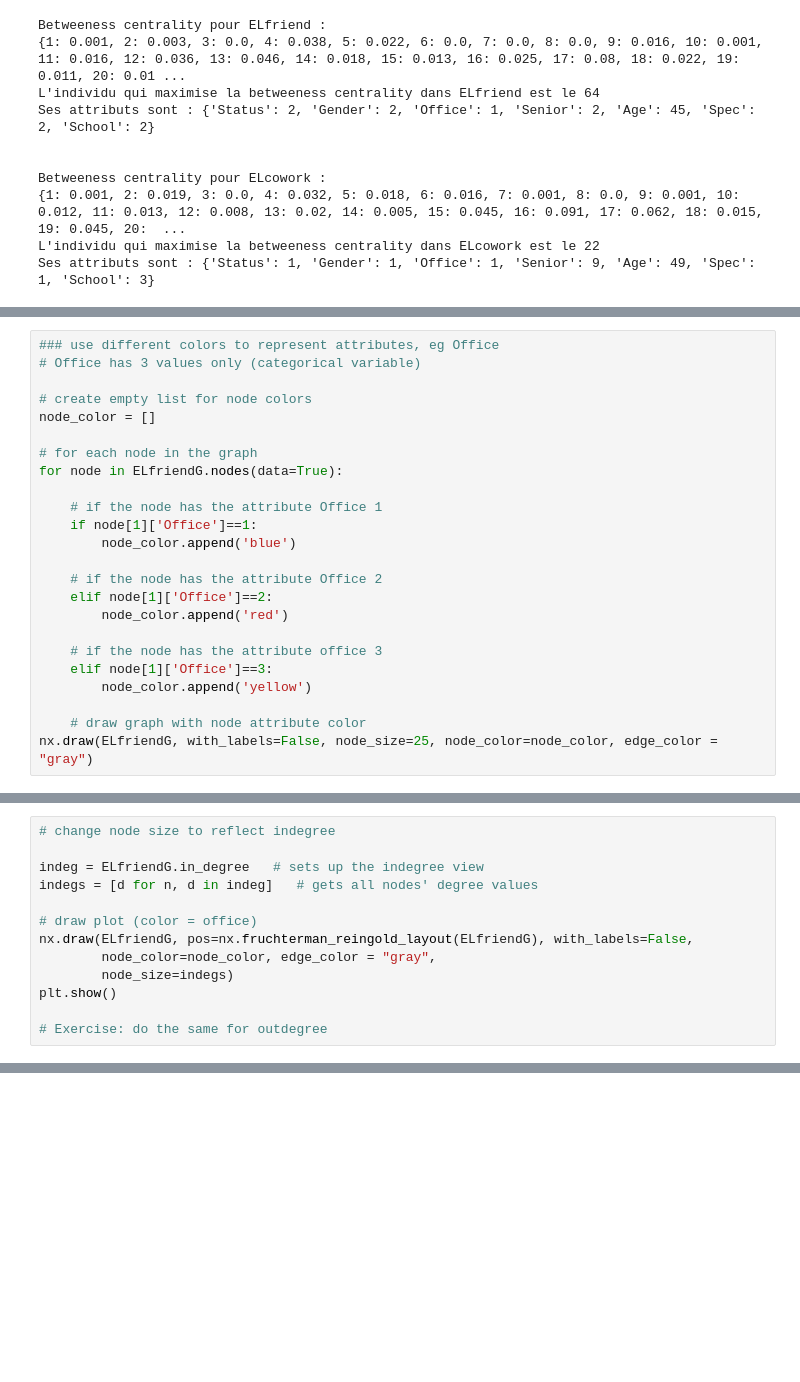
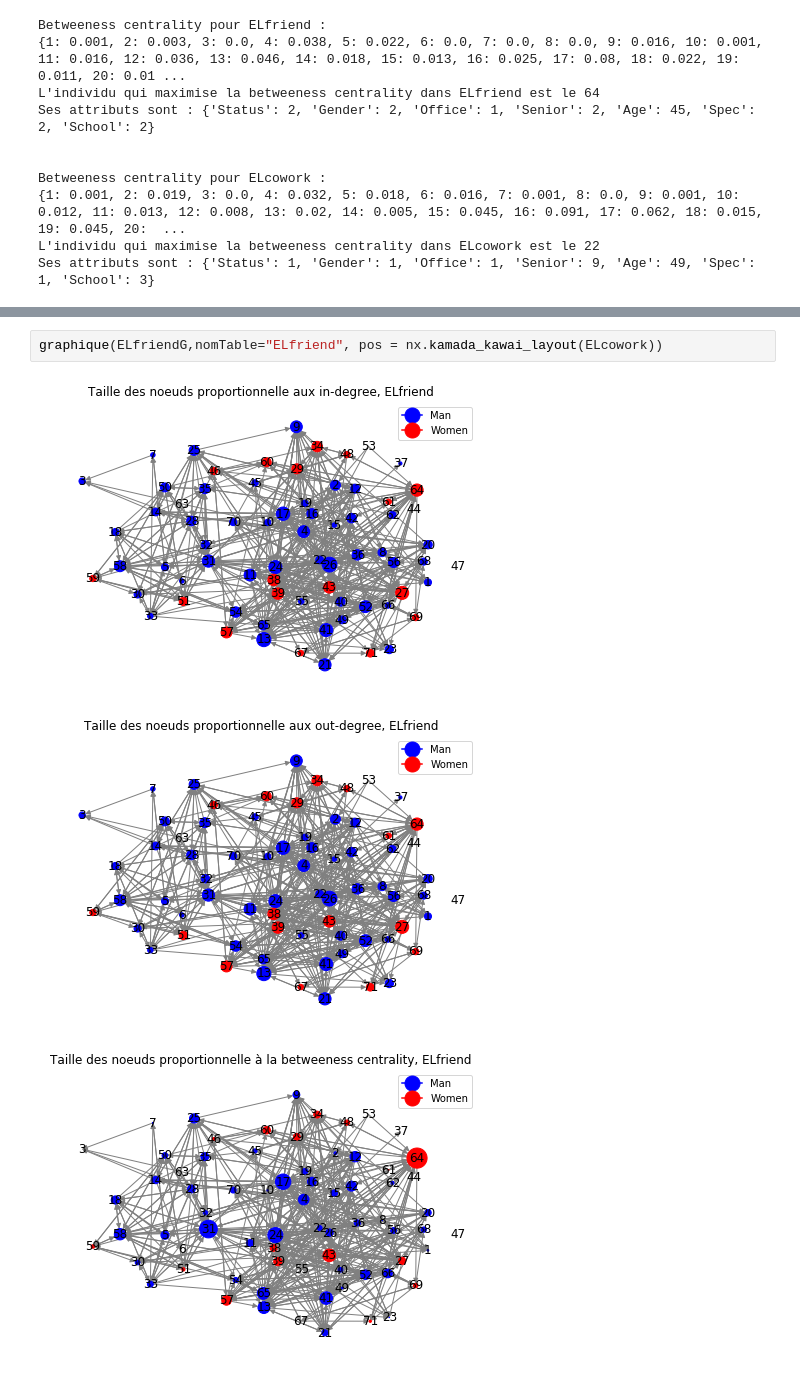
Before and after one commit to ARKEnsae/DM_Analyse_Reseaux, a Jupyter notebook: CC2/CC2_AQLT.ipynb, the cells around one changed output, grey strips where cells are left out. Saved outputs shown, nothing was run; the diff lists cells and outputs as text; blank space fills up the shorter version.

```diff
--- a/CC2/CC2_AQLT.ipynb
+++ b/CC2/CC2_AQLT.ipynb
@@ -415,24 +354,0 @@ nx.draw(ELfriendG, with_labels=False, node_size=30, node_color="red", edge_color
-# %%
-### use different colors to represent attributes, eg Office
-# Office has 3 values only (categorical variable)
-
-# create empty list for node colors
-node_color = []
-
-# for each node in the graph
-for node in ELfriendG.nodes(data=True):
-
-    # if the node has the attribute Office 1
-    if node[1]['Office']==1:
-        node_color.append('blue')
-
-    # if the node has the attribute Office 2
-    elif node[1]['Office']==2:
-        node_color.append('red')
-
-    # if the node has the attribute office 3
-    elif node[1]['Office']==3:
-        node_color.append('yellow')
-
-    # draw graph with node attribute color
-nx.draw(ELfriendG, with_labels=False, node_size=25, node_color=node_color, edge_color = "gray")
@@ -441,13 +354,0 @@ nx.draw(ELfriendG, with_labels=False, node_size=25, node_color=node_color, edge_
-# %%
-# change node size to reflect indegree
-
-indeg = ELfriendG.in_degree   # sets up the indegree view
-indegs = [d for n, d in indeg]   # gets all nodes' degree values
-
-# draw plot (color = office)
-nx.draw(ELfriendG, pos=nx.fruchterman_reingold_layout(ELfriendG), with_labels=False,
-        node_color=node_color, edge_color = "gray",
-        node_size=indegs)
-plt.show()
-
-# Exercise: do the same for outdegree
@@ -455,0 +407,6 @@ plt.show()
+# %%
+graphique(ELfriendG,nomTable="ELfriend", pos = nx.kamada_kawai_layout(ELcowork))
+# %% [output]
+[figure, added]
+[figure, added]
+[figure, added]
```
Also changed, not shown: parts of 20 cells of this notebook.
